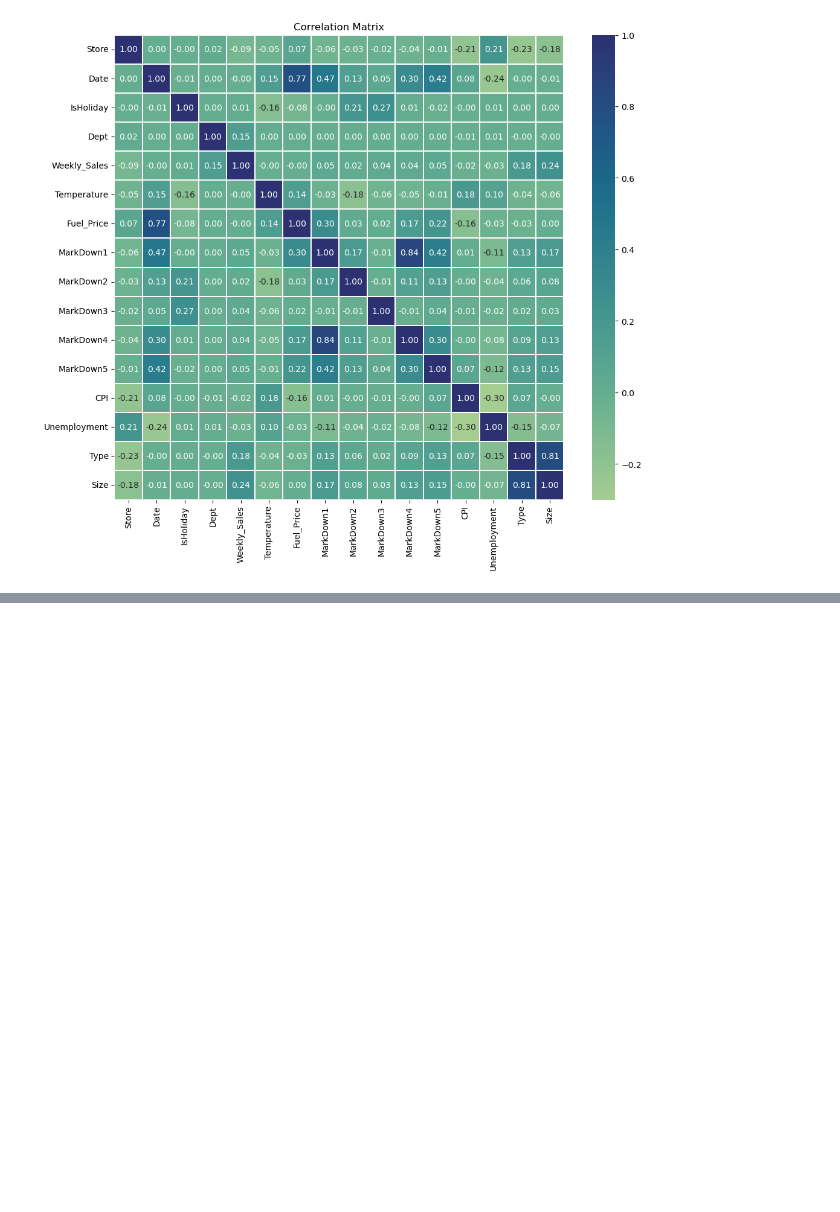
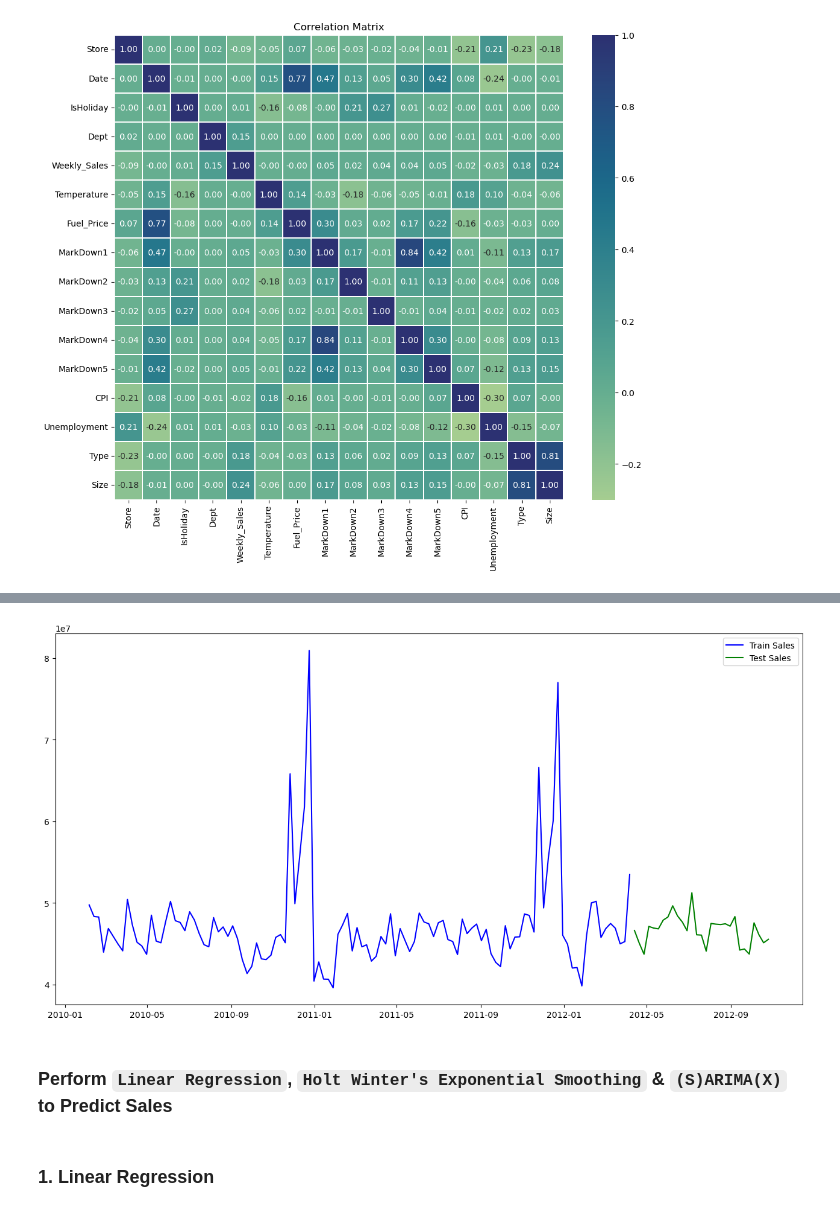
Before and after one commit to FelixRaph/Data-Science-Portfolio, a Jupyter notebook: Time_Series_Forecasting.ipynb, the cells around one changed output, grey strips where cells are left out. Cells and saved outputs as stored; diff of their text form; code cells hidden in the pictures; blank space fills up the shorter version.

```diff
--- a/Time_Series_Forecasting.ipynb
+++ b/Time_Series_Forecasting.ipynb
@@ -127,0 +196,32 @@ Perform Linear Regression Prediction, Random Forest and XGBoost (Gradient Boosti
+# %%
+# choose 80% of the data for training and 20% for testing
+
+train_dates = sales.index[:int(0.8*(len(sales)))]
+test_dates = sales.index[int(0.8*(len(sales))):]
+
+
+train_sales = sales[:int(0.8*(len(sales)))]
+test_sales = sales[int(0.8*(len(sales))):]
+
+train_fuel_price = fuel_price[:int(0.8*(len(fuel_price)))]
+test_fuel_price = fuel_price[int(0.8*(len(fuel_price))):]
+
+train_cpi = cpi[:int(0.8*(len(cpi)))]
+test_cpi = cpi[int(0.8*(len(cpi))):]
+
+train_unemployment = unemployment[:int(0.8*(len(unemployment)))]
+test_unemployment = unemployment[int(0.8*(len(unemployment))):]
+# %%
+# visualize the sales data in different colors
+
+plt.figure(figsize=(16, 8))
+plt.plot(train_sales, label='Train Sales', color='blue')
+plt.plot(test_sales, label='Test Sales', color='green')
+plt.legend()
+plt.show()
+# %% [output]
+[figure, added]
+# %% [markdown]
+### Perform ``Linear Regression``, ``Holt Winter's Exponential Smoothing`` & ``(S)ARIMA(X)`` to Predict Sales
+# %% [markdown]
+### 1. Linear Regression
```
Also changed, not shown: parts of 29 cells of this notebook.
